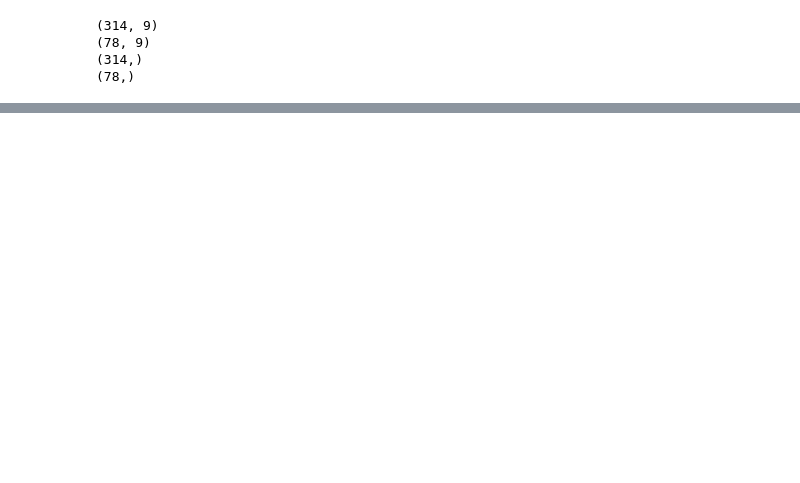
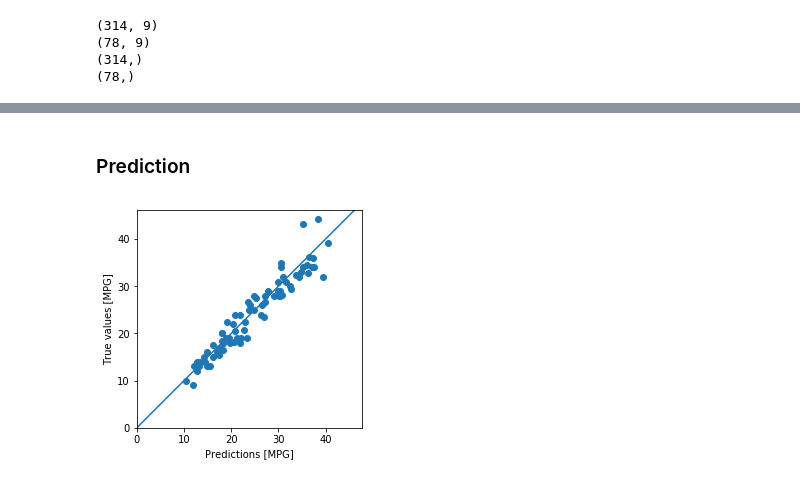
Before and after one commit to sangyeon-hwang/ml-exercises, a Jupyter notebook: regression.ipynb, the cells around one changed output, grey strips where cells are left out. Saved outputs shown, nothing was run; the diff lists cells and outputs as text; code cells hidden in the pictures; blank space fills up the shorter version.

```diff
--- a/regression.ipynb
+++ b/regression.ipynb
@@ -126,0 +318,15 @@ print(testLabels.shape)
+# %% [markdown]
+### Prediction
+# %%
+predictions = model2.predict(normalizedTestSet).flatten()
+
+plt.scatter(predictions, testLabels)
+plt.xlabel('Predictions [MPG]')
+plt.ylabel('True values [MPG]')
+plt.axis('equal')
+plt.axis('square')
+plt.xlim([0, plt.xlim()[1]])
+plt.ylim([0, plt.ylim()[1]])
+_ = plt.plot([-100, 100], [-100, 100])
+# %% [output]
+[figure, added]
```
Also changed, not shown: parts of 24 cells of this notebook.
